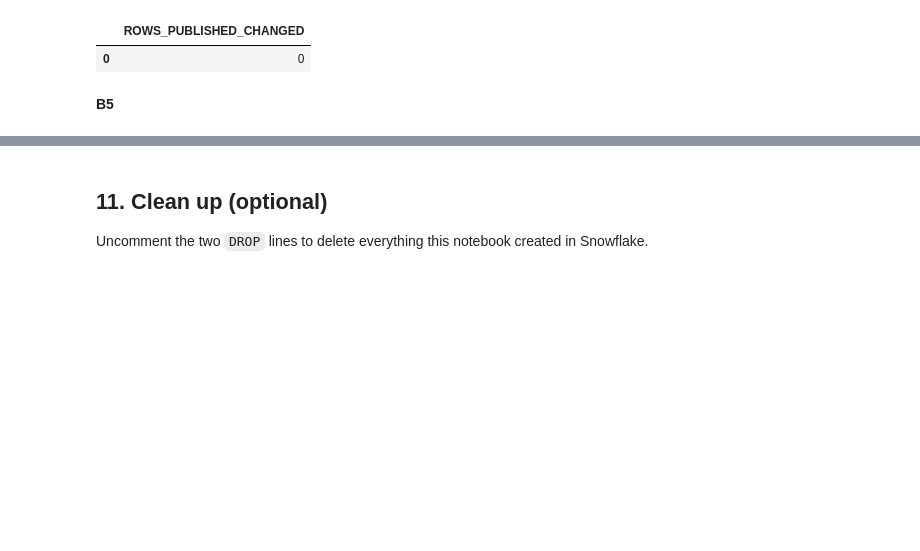
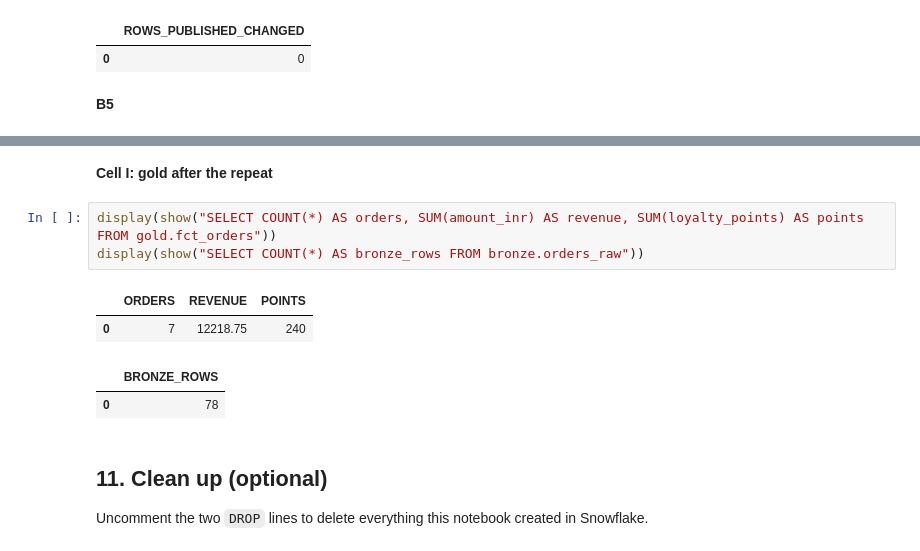
Before and after one commit to Manijitya30/freshcart-pipelines, a Jupyter notebook: elt/freshcart_elt_commented.ipynb, the cells around one changed output, grey strips where cells are left out. Saved outputs shown, nothing was run; the diff lists cells and outputs as text; blank space fills up the shorter version.

```diff
--- a/elt/freshcart_elt_commented.ipynb
+++ b/elt/freshcart_elt_commented.ipynb
@@ -1243,3 +1363,13 @@ GOLD: 4 orders, revenue ₹7785.00, 161 loyalty points
+# %% [markdown]
+**Cell I: gold after the repeat**
+# %%
+display(show("SELECT COUNT(*) AS orders, SUM(amount_inr) AS revenue, SUM(loyalty_points) AS points FROM gold.fct_orders"))
+display(show("SELECT COUNT(*) AS bronze_rows FROM bronze.orders_raw"))
+# %% [output]
+|  | ORDERS | REVENUE | POINTS |
+| 0 | 7 | 12218.75 | 240 |
+|  | BRONZE_ROWS |
+| 0 | 78 |
 # %% [markdown]
 ## 11. Clean up (optional)
 Uncomment the two `DROP` lines to delete everything this notebook created in Snowflake.
```
Also changed, not shown: parts of 41 cells of this notebook.
